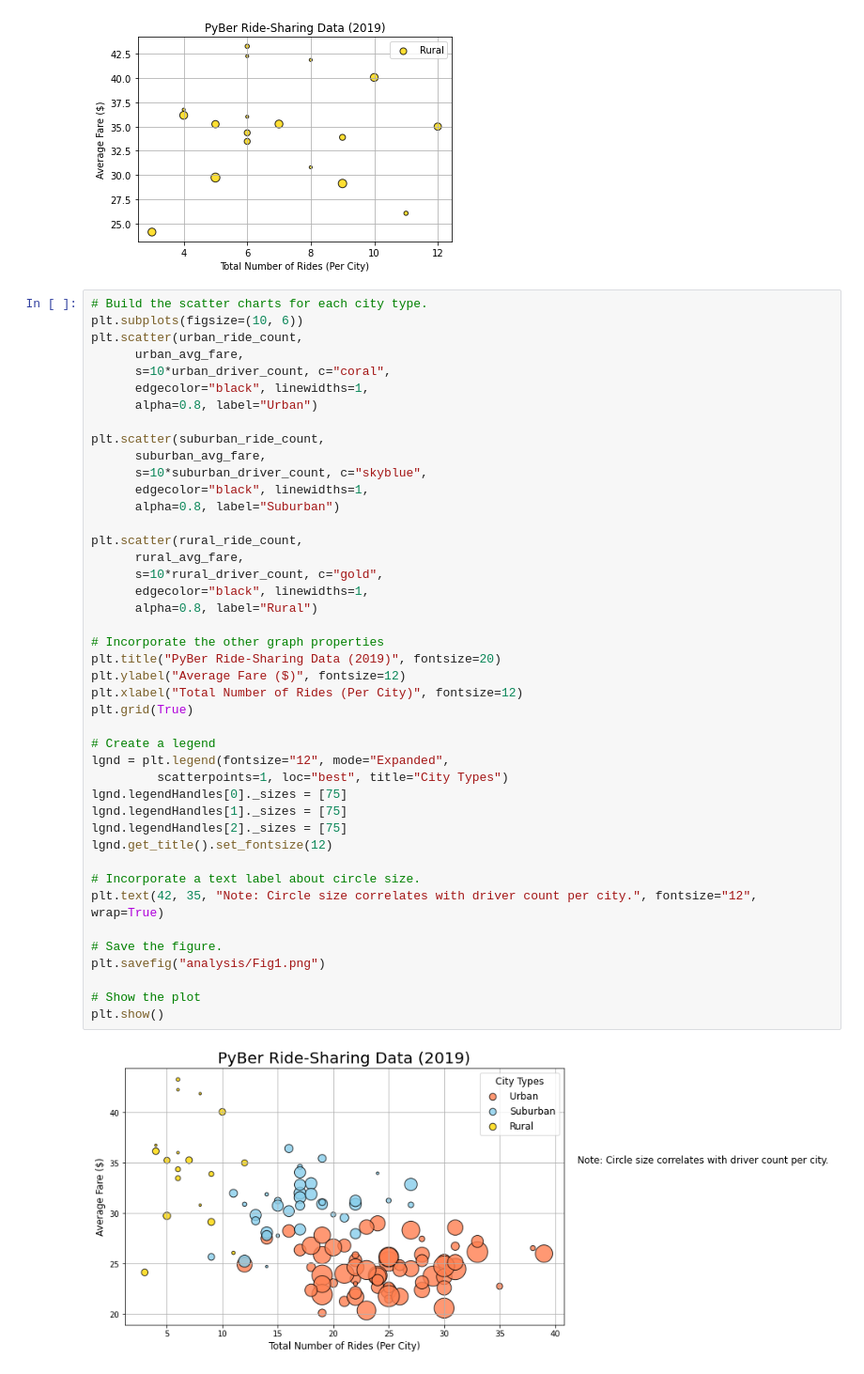
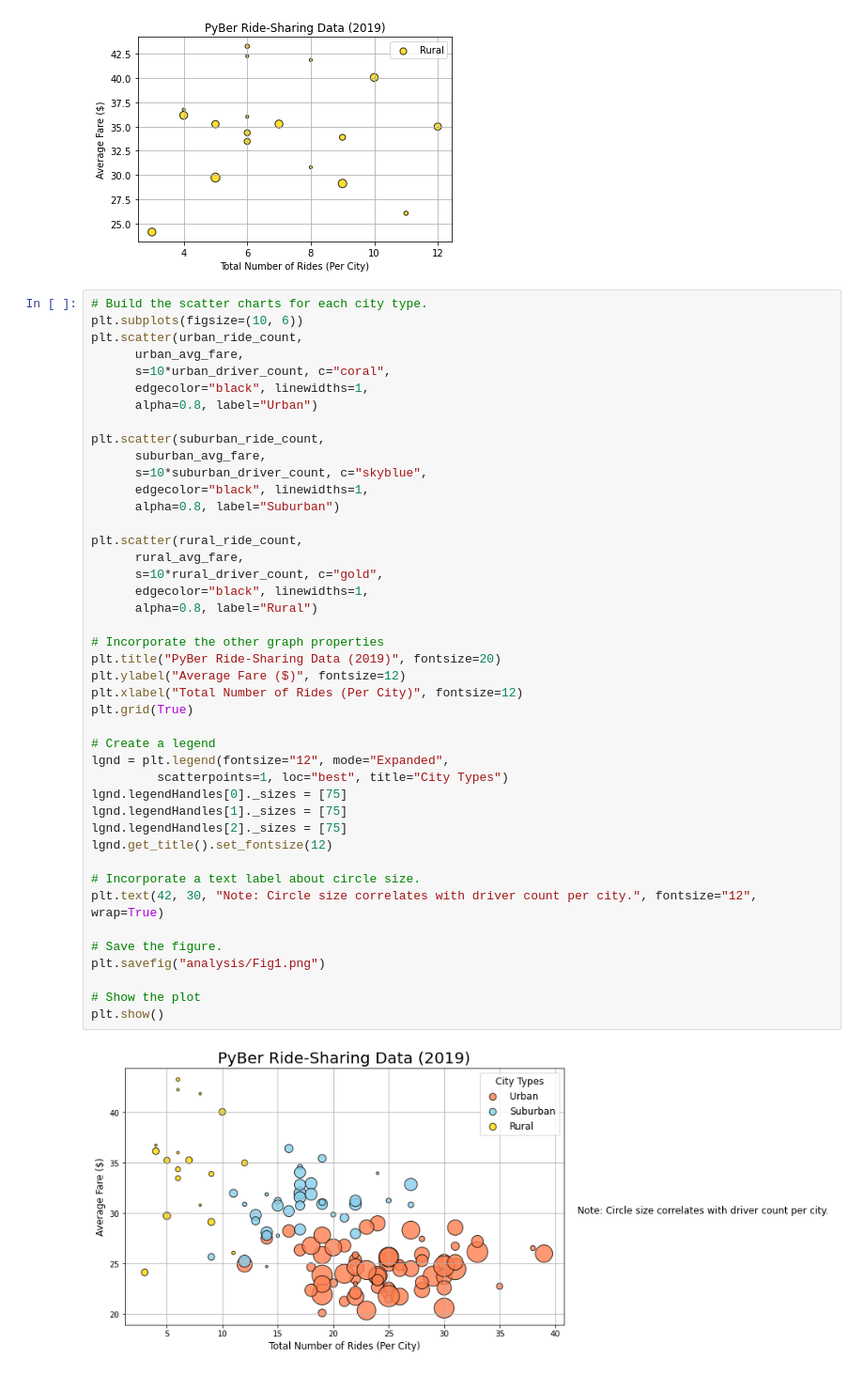
Before and after one commit to Aleyvs/PyBer_Analysis, a Jupyter notebook: PyBer.ipynb, the cells around one changed output. Shown: that part at 94% size. Cells and saved outputs as stored; diff of their text form.

```diff
--- a/PyBer.ipynb
+++ b/PyBer.ipynb
@@ -264,32 +264,32 @@ plt.scatter(suburban_ride_count,
       alpha=0.8, label="Suburban")
 
 plt.scatter(rural_ride_count,
       rural_avg_fare,
       s=10*rural_driver_count, c="gold",
       edgecolor="black", linewidths=1,
       alpha=0.8, label="Rural")
 
 # Incorporate the other graph properties
 plt.title("PyBer Ride-Sharing Data (2019)", fontsize=20)
 plt.ylabel("Average Fare ($)", fontsize=12)
 plt.xlabel("Total Number of Rides (Per City)", fontsize=12)
 plt.grid(True)
 
 # Create a legend
 lgnd = plt.legend(fontsize="12", mode="Expanded",
          scatterpoints=1, loc="best", title="City Types")
 lgnd.legendHandles[0]._sizes = [75]
 lgnd.legendHandles[1]._sizes = [75]
 lgnd.legendHandles[2]._sizes = [75]
 lgnd.get_title().set_fontsize(12)
 
 # Incorporate a text label about circle size.
-plt.text(42, 35, "Note: Circle size correlates with driver count per city.", fontsize="12", wrap=True)
+plt.text(42, 30, "Note: Circle size correlates with driver count per city.", fontsize="12", wrap=True)
 
 # Save the figure.
 plt.savefig("analysis/Fig1.png")
 
 # Show the plot
 plt.show()
 # %% [output]
-[figure, old version]
+[figure, new version]
```
Also changed, not shown: 1 other file.
